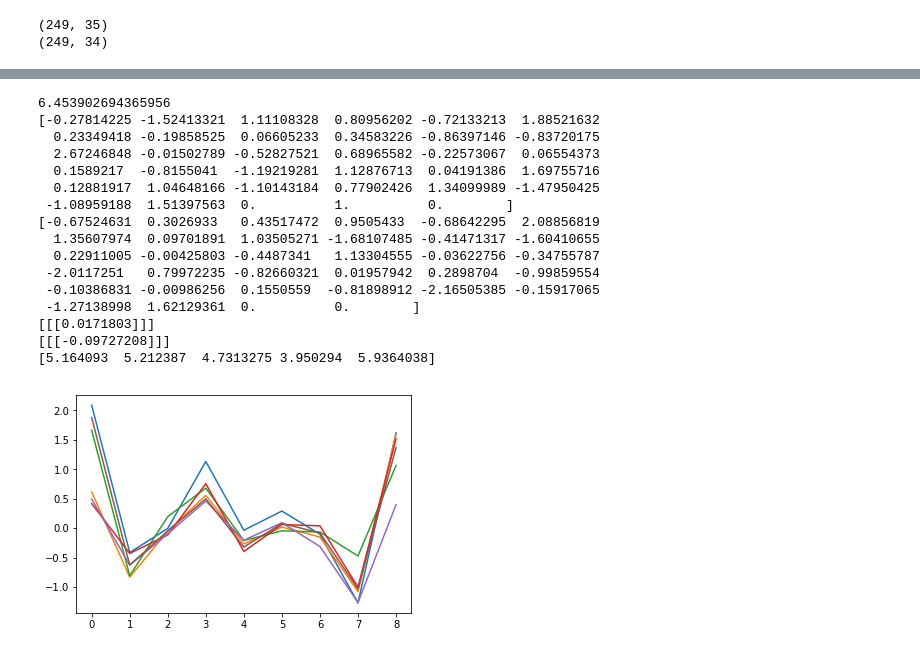
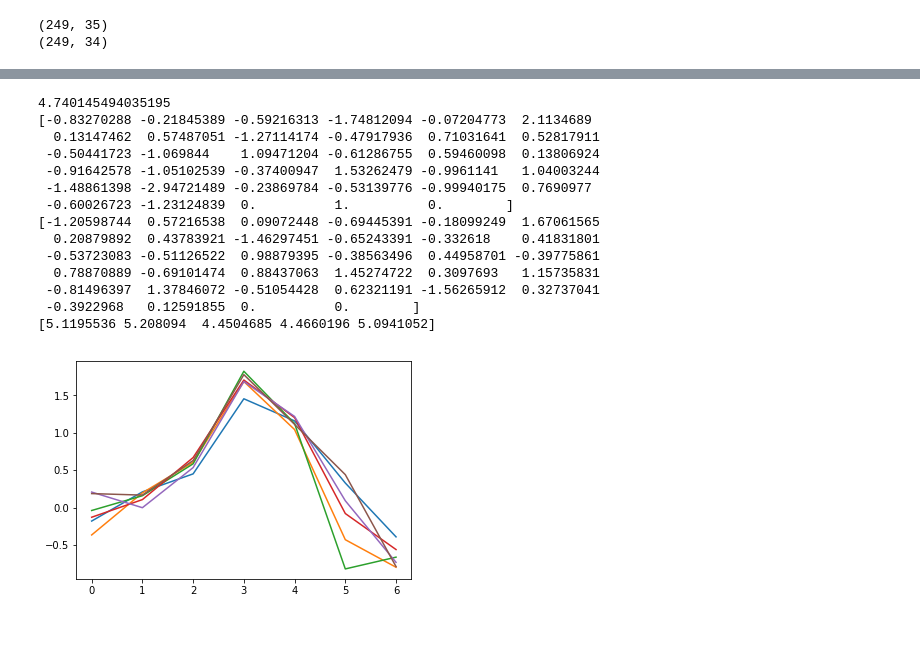
Before and after one commit to AppliedDataSciencePartners/WorldModels, a Jupyter notebook: check_rnn.ipynb, the cells around one changed output, grey strips where cells are left out. Cells and saved outputs as stored; diff of their text form; code cells hidden in the pictures.

```diff
--- a/check_rnn.ipynb
+++ b/check_rnn.ipynb
@@ -114,14 +119,14 @@ def sample_next_mdn_output(obs):
 
     return next_z, chosen_mu, chosen_log_sigma, chosen_log_pi
 # %%
-run_idx = 10
+run_idx = 50
 
+# real = obs_data[run_idx]
 obs = rnn_input[run_idx]
 actual = rnn_output[run_idx]
 print(obs.shape)
 print(actual.shape)
 
-
 idx = 0
 # %% [output]
 (249, 35)
@@ -143,58 +169,56 @@ plt.show
 # %%
 d = GAUSSIAN_MIXTURES * Z_DIM
 
-print(sum(np.abs(obs[idx,[5,10,13,15,16,22, 24, 30, 31]])))
+print(sum(np.abs(obs[idx,[4,6,16,21,23,29,30]])))
 print(obs[idx])
 print(actual[idx])
 # plt.plot(obs[idx,[5,10,13,15,16,22, 24, 30, 31]])
-plt.plot(actual[idx,[5,10,13,15,16,22, 24, 30, 31]])
+plt.plot(actual[idx,[4,6,16,21,23,29,30]])
 y_pred = rnn.model.predict(np.array([[obs[idx,:]]]))
 
 z_pred = y_pred[:,:,:(3*d)]
 rew_pred = y_pred[:,:,(3*d):(3*d+1)]
 done_pred = y_pred[:,:,(3*d+1):]
 
 # print(rew_pred)
 # print(done_pred)
 
 z_pred = np.reshape(z_pred, [-1, GAUSSIAN_MIXTURES * 3])
 
 # plt.figure(figsize=(20,20))
 
 # plt.subplot(411)
 # plt.plot(z_pred.transpose())
 
 log_pi, mu, log_sigma = np.split(z_pred, 3, 1)
 
 # plt.subplot(412)
 # plt.plot(log_pi)
 
 # plt.subplot(412)
-plt.plot(mu[[5,10,13,15,16,22, 24, 30, 31]])
+plt.plot(mu[[4,6,16,21,23,29,30]])
 
 # plt.subplot(414)
 # plt.plot(log_sigma)
 
 
 log_pi = log_pi - np.log(np.sum(np.exp(log_pi), axis = 1, keepdims = True))
 
-print(sum(np.abs(mu[[5,10,13,15,16,22, 24, 30, 31]])))
+print(sum(np.abs(mu[[4,6,16,21,23,29,30]])))
 # %% [output]
-6.453902694365956
-[-0.27814225 -1.52413321  1.11108328  0.80956202 -0.72133213  1.88521632
-  0.23349418 -0.19858525  0.06605233  0.34583226 -0.86397146 -0.83720175
-  2.67246848 -0.01502789 -0.52827521  0.68965582 -0.22573067  0.06554373
-  0.1589217  -0.8155041  -1.19219281  1.12876713  0.04191386  1.69755716
-  0.12881917  1.04648166 -1.10143184  0.77902426  1.34099989 -1.47950425
- -1.08959188  1.51397563  0.          1.          0.        ]
-[-0.67524631  0.3026933   0.43517472  0.9505433  -0.68642295  2.08856819
-  1.35607974  0.09701891  1.03505271 -1.68107485 -0.41471317 -1.60410655
-  0.22911005 -0.00425803 -0.4487341   1.13304555 -0.03622756 -0.34755787
- -2.0117251   0.79972235 -0.82660321  0.01957942  0.2898704  -0.99859554
- -0.10386831 -0.00986256  0.1550559  -0.81898912 -2.16505385 -0.15917065
- -1.27138998  1.62129361  0.          0.        ]
-[[[0.0171803]]]
-[[[-0.09727208]]]
-[5.164093  5.212387  4.7313275 3.950294  5.9364038]
+4.740145494035195
+[-0.83270288 -0.21845389 -0.59216313 -1.74812094 -0.07204773  2.1134689
+  0.13147462  0.57487051 -1.27114174 -0.47917936  0.71031641  0.52817911
+ -0.50441723 -1.069844    1.09471204 -0.61286755  0.59460098  0.13806924
+ -0.91642578 -1.05102539 -0.37400947  1.53262479 -0.9961141   1.04003244
+ -1.48861398 -2.94721489 -0.23869784 -0.53139776 -0.99940175  0.7690977
+ -0.60026723 -1.23124839  0.          1.          0.        ]
+[-1.20598744  0.57216538  0.09072448 -0.69445391 -0.18099249  1.67061565
+  0.20879892  0.43783921 -1.46297451 -0.65243391 -0.332618    0.41831801
+ -0.53723083 -0.51126522  0.98879395 -0.38563496  0.44958701 -0.39775861
+  0.78870889 -0.69101474  0.88437063  1.45274722  0.3097693   1.15735831
+ -0.81496397  1.37846072 -0.51054428  0.62321191 -1.56265912  0.32737041
+ -0.3922968   0.12591855  0.          0.        ]
+[5.1195536 5.208094  4.4504685 4.4660196 5.0941052]
-[figure, old version]
+[figure, new version]
 # %%
```
Also changed, not shown: parts of 17 cells of this notebook, 2 other files.
